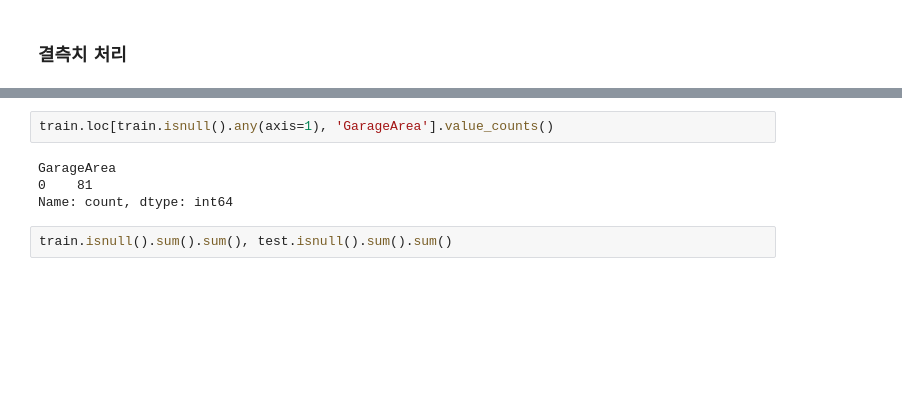
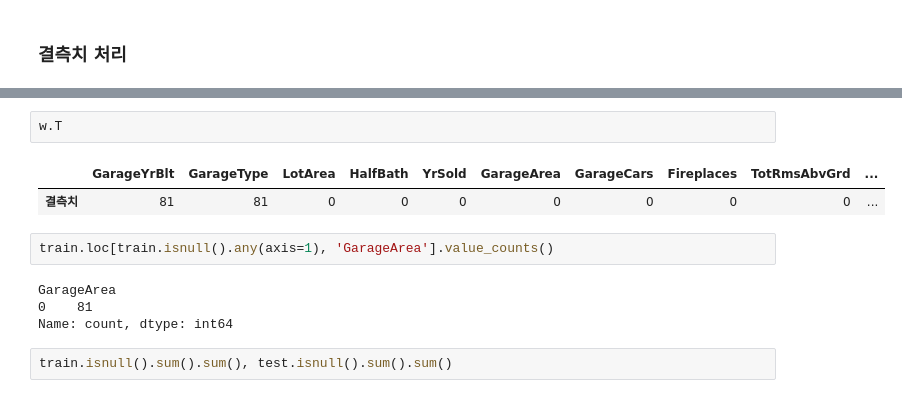
Before and after one commit to editdiary/2024, a Jupyter notebook: Lecture_Algorithm/PBL2/EDA.ipynb, the cells around one changed output, grey strips where cells are left out. Cells and saved outputs as stored; diff of their text form; blank space fills up the shorter version.

```diff
--- a/Lecture_Algorithm/PBL2/EDA.ipynb
+++ b/Lecture_Algorithm/PBL2/EDA.ipynb
@@ -283,3 +275,8 @@ dtype: int64
+# %%
+w.T
+# %% [output]
+|  | GarageYrBlt | GarageType | LotArea | HalfBath | YrSold | GarageArea | GarageCars | Fireplaces | TotRmsAbvGrd | ... |
+| 결측치 | 81 | 81 | 0 | 0 | 0 | 0 | 0 | 0 | 0 | ... |
 # %%
 train.loc[train.isnull().any(axis=1), 'GarageArea'].value_counts()
 # %% [output]
```
Also changed, not shown: parts of 3 cells of this notebook, 3 other files.
